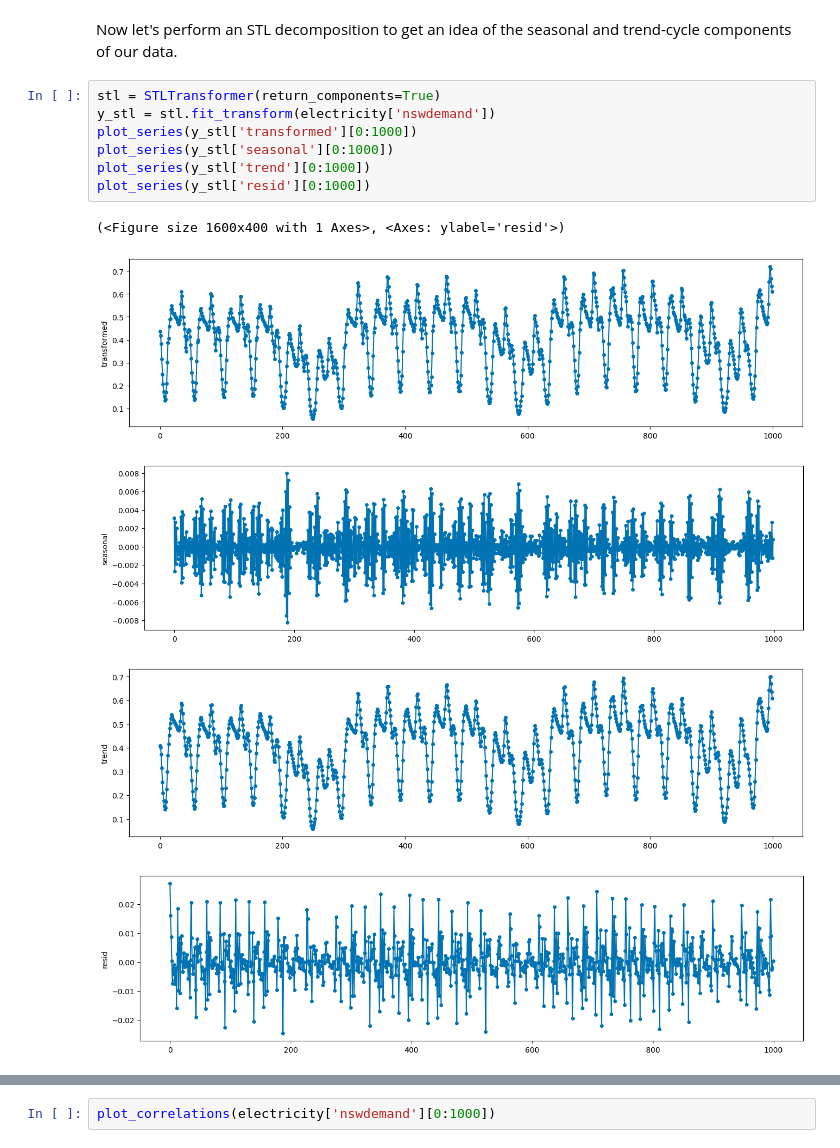
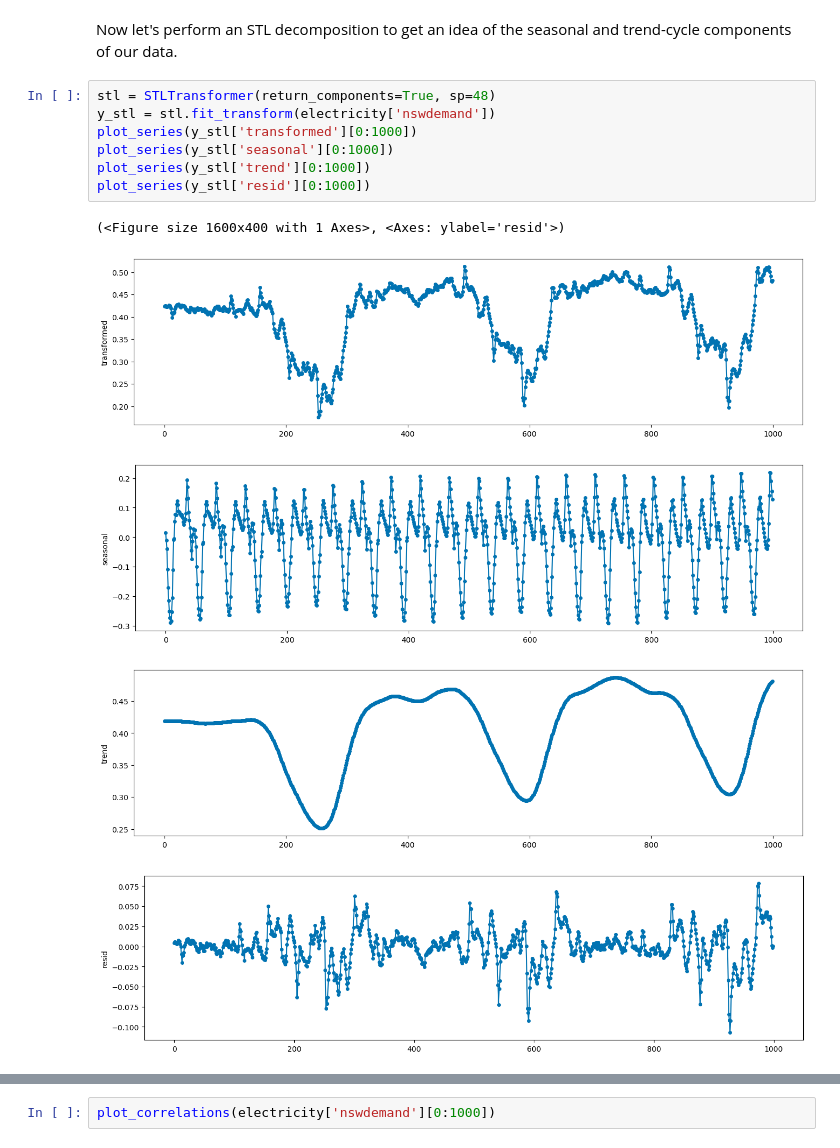
Before and after one commit to jjhuang4/jjhuang4.github.io, a Jupyter notebook: posts/2025-1-20/index.ipynb, the cells around one changed output, grey strips where cells are left out. Cells and saved outputs as stored; diff of their text form.

```diff
--- a/posts/2025-1-20/index.ipynb
+++ b/posts/2025-1-20/index.ipynb
@@ -90,15 +92,15 @@ dtype: int64
 # %% [markdown]
 Now let's perform an STL decomposition to get an idea of the seasonal and trend-cycle components of our data.
 # %%
-stl = STLTransformer(return_components=True)
+stl = STLTransformer(return_components=True, sp=48)
 y_stl = stl.fit_transform(electricity['nswdemand'])
 plot_series(y_stl['transformed'][0:1000])
 plot_series(y_stl['seasonal'][0:1000])
 plot_series(y_stl['trend'][0:1000])
 plot_series(y_stl['resid'][0:1000])
 # %% [output]
 (<Figure size 1600x400 with 1 Axes>, <Axes: ylabel='resid'>)
-[figure, old version]
+[figure, new version]
-[figure, old version]
+[figure, new version]
-[figure, old version]
+[figure, new version]
-[figure, old version]
+[figure, new version]
```
Also changed, not shown: parts of 7 cells of this notebook.
